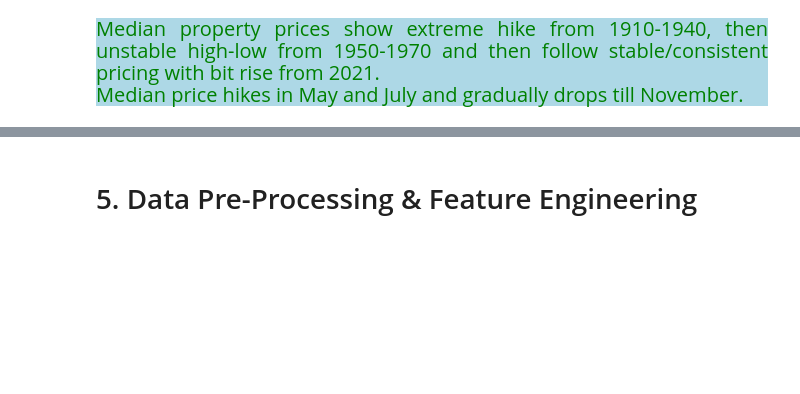
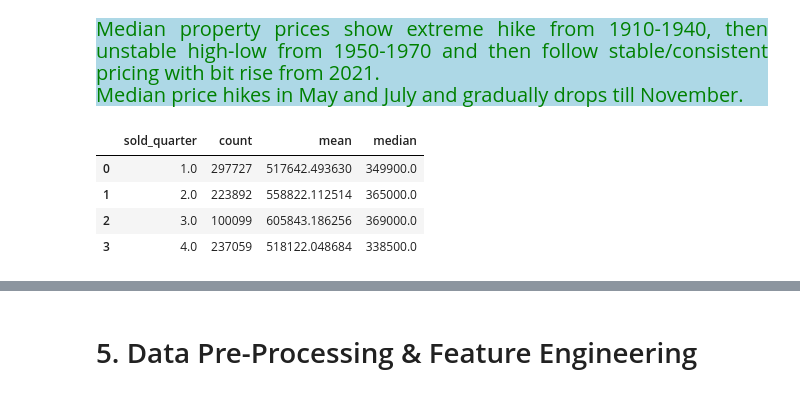
Before and after one commit to Kartika-Nidhi/DS_Projects, a Jupyter notebook: USARealEstatePricePrediction.ipynb, the cells around one changed output, grey strips where cells are left out. Saved outputs shown, nothing was run; the diff lists cells and outputs as text; code cells hidden in the pictures; blank space fills up the shorter version.

```diff
--- a/USARealEstatePricePrediction.ipynb
+++ b/USARealEstatePricePrediction.ipynb
@@ -883,3 +883,12 @@ plt.show()
 <div style = "background-color:lightblue; color:green; font-size:20px; text-align:justify">
 Median property prices show extreme hike from 1910-1940, then unstable high-low from 1950-1970 and then follow stable/consistent pricing with bit rise from 2021.
 <br>Median price hikes in May and July and gradually drops till November.
+# %%
+quarter_price = train.groupby('sold_quarter')['price'].agg(['count', 'mean', 'median']).reset_index()
+quarter_price
+# %% [output]
+|  | sold_quarter | count | mean | median |
+| 0 | 1.0 | 297727 | 517642.493630 | 349900.0 |
+| 1 | 2.0 | 223892 | 558822.112514 | 365000.0 |
+| 2 | 3.0 | 100099 | 605843.186256 | 369000.0 |
+| 3 | 4.0 | 237059 | 518122.048684 | 338500.0 |
```
Also changed, not shown: parts of 1 cell of this notebook.
